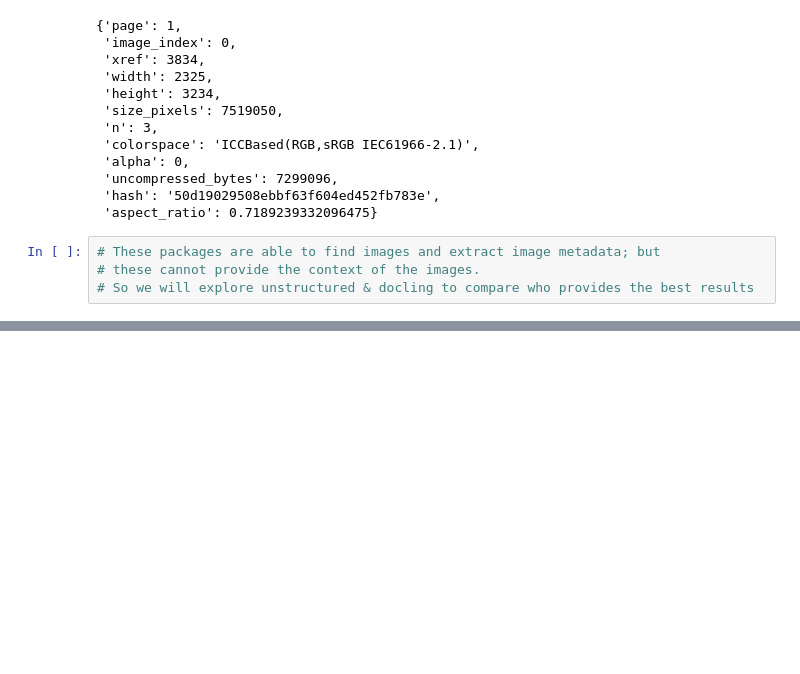
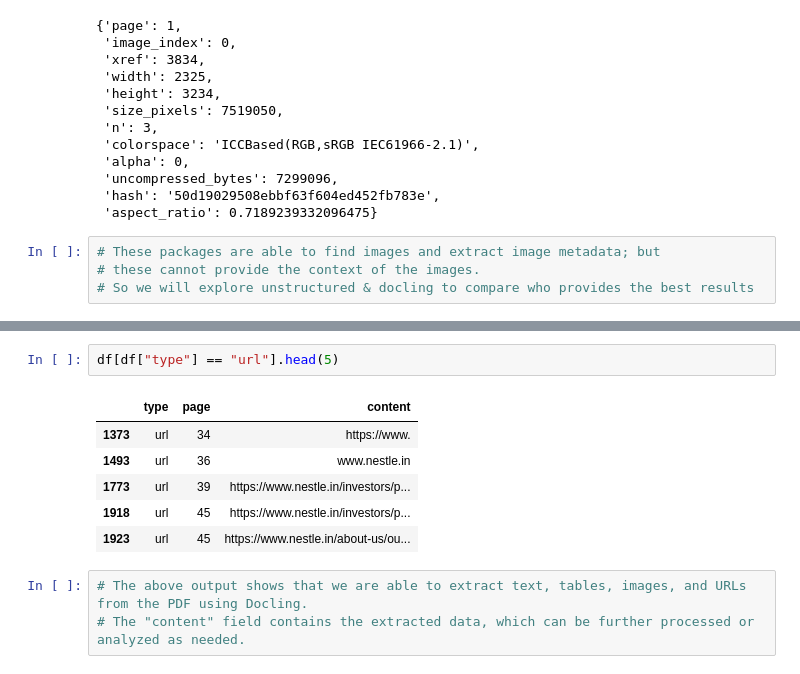
Before and after one commit to pritesh-2711/genai-poc-to-prod, a Jupyter notebook: notebooks/explore_rag_pipeline.ipynb, the cells around one changed output, grey strips where cells are left out. Saved outputs shown, nothing was run; the diff lists cells and outputs as text; blank space fills up the shorter version.

```diff
--- a/notebooks/explore_rag_pipeline.ipynb
+++ b/notebooks/explore_rag_pipeline.ipynb
@@ -619,0 +964,12 @@ image_metadata[0]
+# %%
+df[df["type"] == "url"].head(5)
+# %% [output]
+|  | type | page | content |
+| 1373 | url | 34 | https://www. |
+| 1493 | url | 36 | www.nestle.in |
+| 1773 | url | 39 | https://www.nestle.in/investors/p... |
+| 1918 | url | 45 | https://www.nestle.in/investors/p... |
+| 1923 | url | 45 | https://www.nestle.in/about-us/ou... |
+# %%
+# The above output shows that we are able to extract text, tables, images, and URLs from the PDF using Docling.
+# The "content" field contains the extracted data, which can be further processed or analyzed as needed.
```
Also changed, not shown: parts of 23 cells of this notebook, 6 other files.
